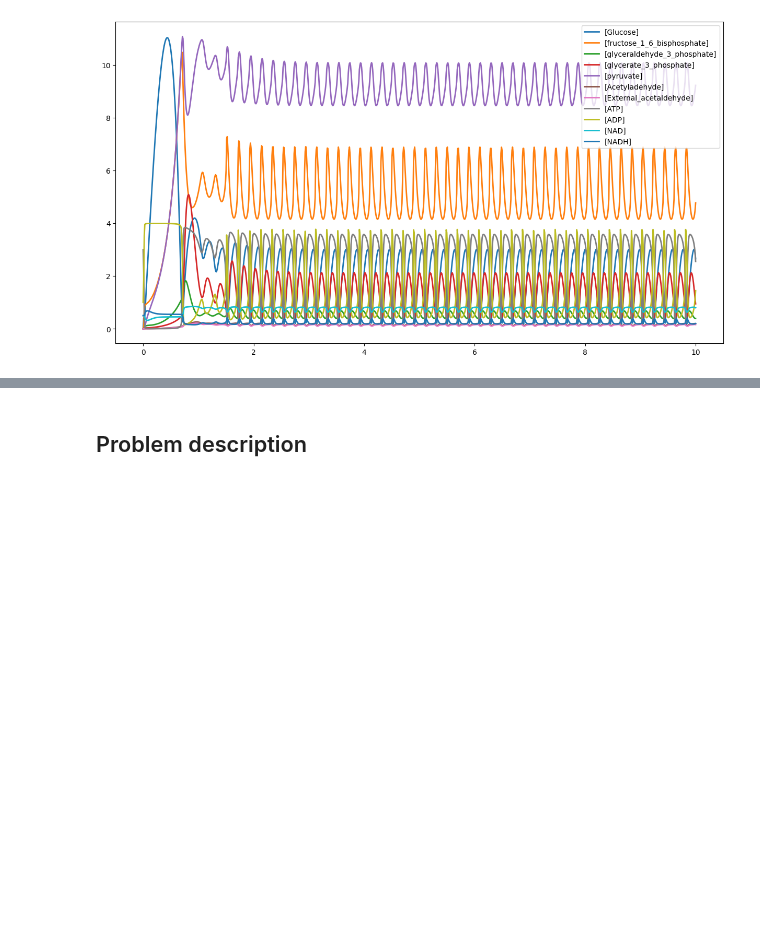
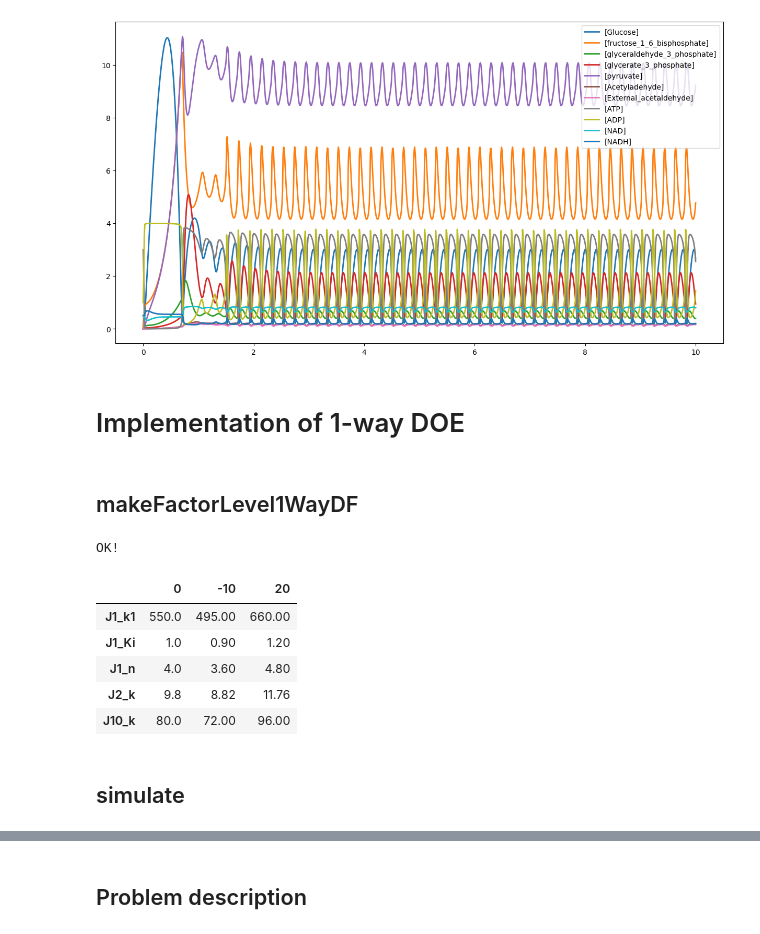
Before and after one commit to ModelEngineering/BIOEN-437, a Jupyter notebook: Lectures/Design-Of-Experiments/doe_two_way_design.ipynb, the cells around one changed output, grey strips where cells are left out. Drawn from its saved outputs; the diff is of its cells as text; code cells hidden in the pictures; blank space fills up the shorter version.

```diff
--- a/Lectures/Design-Of-Experiments/doe_two_way_design.ipynb
+++ b/Lectures/Design-Of-Experiments/doe_two_way_design.ipynb
@@ -219,3 +204,43 @@ rr.simulate(0, 10, 1000)
 rr.plot(figsize=(15, 8))
 # %% [output]
 [figure]
+# %% [markdown]
+# Implementation of 1-way DOE
+# %% [markdown]
+## makeFactorLevel1WayDF
+# %%
+def makeFactorLevel1WayDF(base_factor_dct: Dict[str, float]=FACTOR_DCT, percents: List[int]=[-10, 20]) -> pd.DataFrame:
+    """
+    Makes the factor-level DataFrame
+
+    Args:
+        base_factor_dct: key is factor name, value is base value
+        percents: integer percents
+
+    Returns: Factor-Level DataFrame
+    """
+    factor_dct = {k: [v] for k, v in base_factor_dct.items()}
+    df = pd.DataFrame(factor_dct, columns=base_factor_dct.keys(), index=[0]).T
+    for percent in percents:
+        df[percent] = (1 + 0.01*percent)*df[0]
+    #
+    return df
+
+# Tests
+factor_level_one_way_df = makeFactorLevel1WayDF(FACTOR_DCT, [-10, 20])
+assert(np.sum(factor_level_one_way_df[-10] < factor_level_one_way_df[0]) == len(factor_level_one_way_df))
+assert(np.sum(factor_level_one_way_df[0] < factor_level_one_way_df[20]) == len(factor_level_one_way_df))
+print("OK!")
+# %% [output]
+OK!
+# %%
+factor_level_one_way_df
+# %% [output]
+|  | 0 | -10 | 20 |
+| J1_k1 | 550.0 | 495.00 | 660.00 |
+| J1_Ki | 1.0 | 0.90 | 1.20 |
+| J1_n | 4.0 | 3.60 | 4.80 |
+| J2_k | 9.8 | 8.82 | 11.76 |
+| J10_k | 80.0 | 72.00 | 96.00 |
+# %% [markdown]
+## simulate
```
Also changed, not shown: parts of 56 cells of this notebook.
